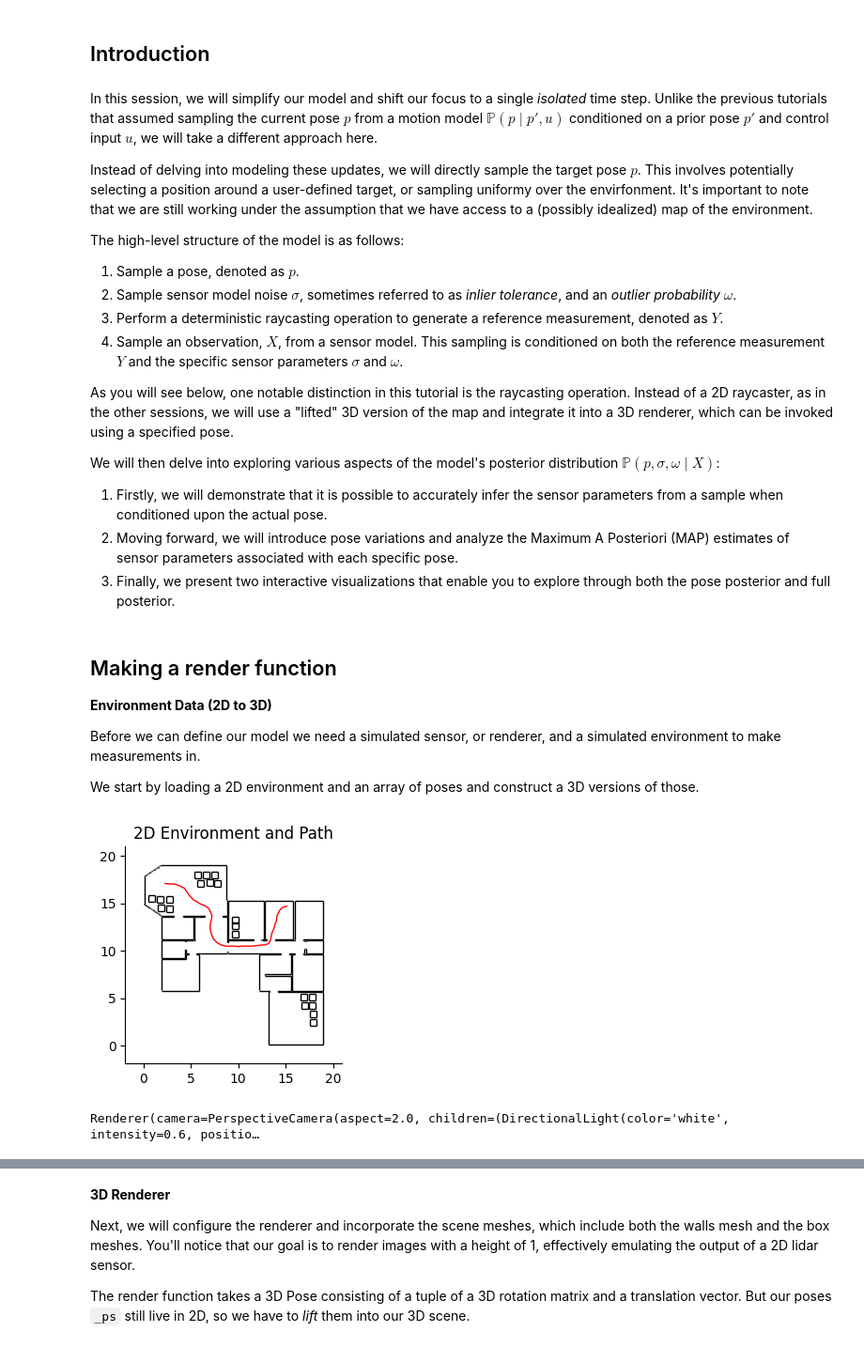
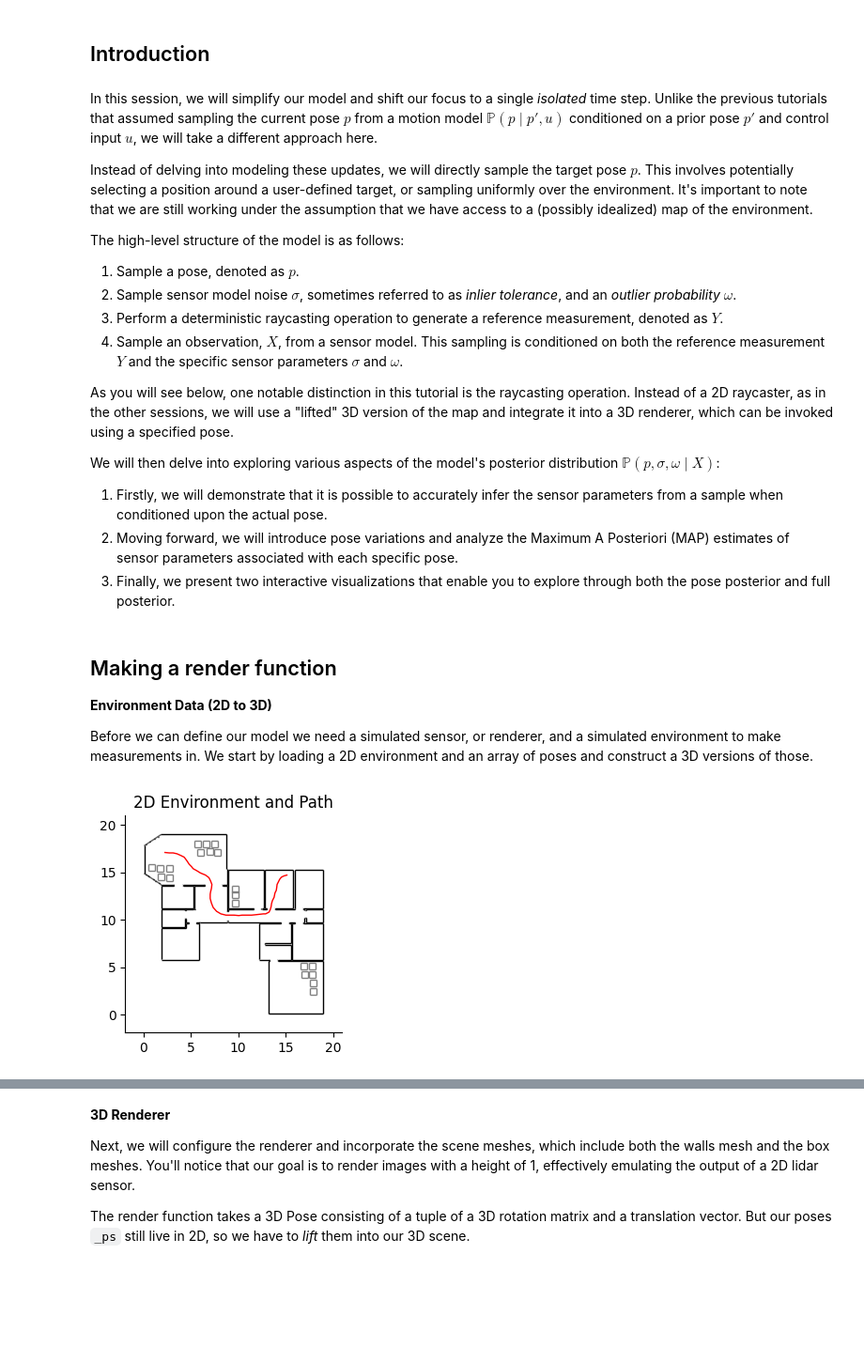
Before and after one commit to probcomp/chi-sight-mkl, a Jupyter notebook: notebooks/22 - Hierarchical Sensor Model - Teaching.ipynb, the cells around one changed output, grey strips where cells are left out. Shown: that part at 94% size. Cells and saved outputs as stored; diff of their text form; code cells hidden in the pictures; blank space fills up the shorter version.

```diff
--- a/notebooks/22 - Hierarchical Sensor Model - Teaching.ipynb
+++ b/notebooks/22 - Hierarchical Sensor Model - Teaching.ipynb
@@ -29,7 +29,7 @@ display(HTML("<style>.rendered_html.text_cell_render {max-width:700px; }</style>
 # %% [markdown]
 In this session, we will simplify our model and shift our focus to a single *isolated*  time step. Unlike the previous tutorials that assumed sampling the current pose $p$ from a motion model $\mathbb{P}(p \mid p',u)$ conditioned on a prior pose $p'$ and control input $u$, we will take a different approach here.
 
-Instead of delving into modeling these updates, we will directly sample the target pose $p$. This involves potentially selecting a position around a user-defined target, or sampling uniformy over the envirfonment. It's important to note that we are still working under the assumption that we have access to a (possibly idealized) map of the environment.
+Instead of delving into modeling these updates, we will directly sample the target pose $p$. This involves potentially selecting a position around a user-defined target, or sampling uniformly over the environment. It's important to note that we are still working under the assumption that we have access to a (possibly idealized) map of the environment.
 
 The high-level structure of the model is as follows:
 
@@ -67,41 +67,39 @@ console = genjax.pretty(show_locals=False)
 **Environment Data (2D to 3D)**
 
 Before we can define our model we need a simulated sensor, or renderer, and
-a simulated environment to make measurements in.
-
-We start by loading a 2D environment and an array of poses and construct a 3D versions of those.
+a simulated environment to make measurements in. We start by loading a 2D environment and an array of poses and construct a 3D versions of those.
 # %%
 from xsight.utils import *
 from xsight.importance import _importance_sampling, _update, _generate, _simulate, _propose
 from xsight.pose import pack_pose, unpack_pose, apply_pose, from_euler, CAM_ALONG_X
 from xsight.meshes import *
 from xsight.plotting import *
 
 #| Load environment data
 #| `fname = "./data/test_env_2d_sym.json"`
 fname = "./data/test_env_2d.json"
 _segs, _boxes, _xs, _hds, _dxs, _dhds = unpack_2d_env_data(fname)
 _verts  = _segs.reshape(-1,2)
 _center = np.min(_verts, axis=0) + np.max(_verts, axis=0)/2
 _T      = len(_xs)
 _segs   = _segs.reshape(-1,2,2)
 _boxes  = _boxes.reshape(-1,2,2)
 _bb     = bounding_box(_segs)
 _ps     = np.concatenate([_xs, _hds[:,None]], axis=1)
 
 # ===============================
 plt.figure(figsize=(3,3))
 plt.title("2D Environment and Path")
 ax = plt.gca()
 ax.set_aspect(1)
 zoom_in(_bb, 2, ax=ax)
 ax.spines['top'].set_visible(False)
 ax.spines['right'].set_visible(False)
 plot_segs(_segs, c="k", zorder=1, ax=ax)
-plot_segs(_boxes, c="k", zorder=1, ax=ax)
+plot_segs(_boxes, c="gray", zorder=1, ax=ax)
 ax.plot(*_ps[:,:2].T, c="r", linewidth=1);
 # %% [output]
-[figure, old version]
+[figure, new version]
 # %%
 #|  Create a 3d mesh from the 2d data and
 #|  create a scene for the renderer
@@ -112,14 +110,3 @@ table = move_to_xy(table, *_center)
 map_mesh.vertices[:,2] -= 0.5
 box_mesh.vertices[:,2] -= 0.5
 table.vertices[:,2]    -= 0.5
-
-#|  Let's look at what we just created. But keep in mind that going forward
-#|  we are forgetting about the 3D structure here. This is really just
-#|  so we can take advantage of the performance of the 3D renderer.
-v = Viewer(width=800, cam_pos=(*(_center - jnp.array([0,25])),10), cam_look=np.array([*_center,0]), background="#eee", view_as="world")
-v.add_mesh(map_mesh.vertices, map_mesh.faces, c=np.array([.99,.99,.99]))
-v.add_mesh(box_mesh.vertices, box_mesh.faces, c=np.array([.99,.1,.1]))
-v.add_mesh(table.vertices, table.faces, c=np.array([1.,1.,1.]))
-v
-# %% [output]
-Renderer(camera=PerspectiveCamera(aspect=2.0, children=(DirectionalLight(color='white', intensity=0.6, positio…
```
Also changed, not shown: parts of 28 cells of this notebook, 7 other files.
